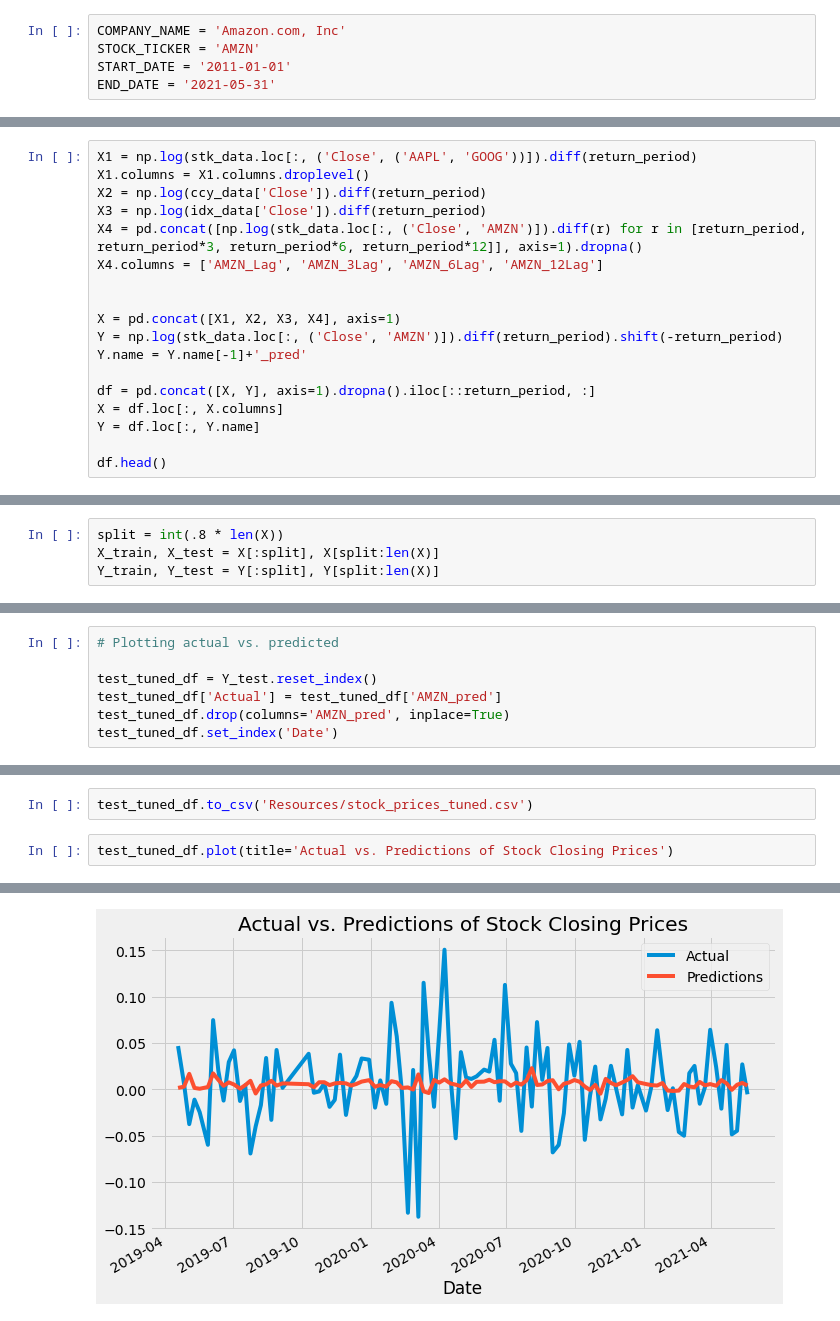
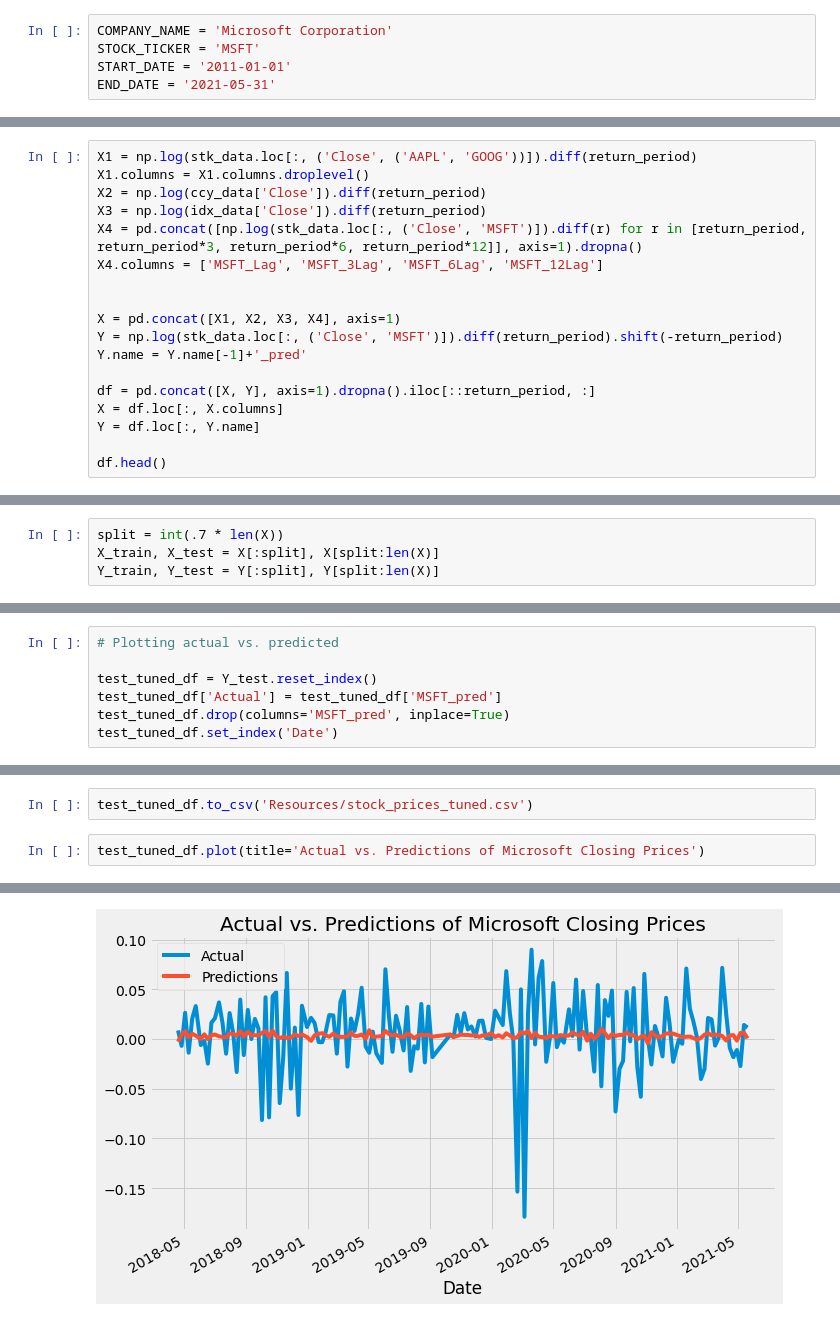
Before and after one commit to somyapanda/Project_2, a Jupyter notebook: Somya/stock_predictions_final.ipynb, the cells around one changed output, grey strips where cells are left out. Drawn from its saved outputs; the diff is of its cells as text.

```diff
--- a/Somya/stock_predictions_final.ipynb
+++ b/Somya/stock_predictions_final.ipynb
@@ -7,6 +29,6 @@ The data shows the stock price of Amazon.com, Inc(AMZN) from 2011-01-01 till 201
 # %%
-COMPANY_NAME = 'Amazon.com, Inc'
-STOCK_TICKER = 'AMZN'
+COMPANY_NAME = 'Microsoft Corporation'
+STOCK_TICKER = 'MSFT'
 START_DATE = '2011-01-01'
 END_DATE = '2021-05-31'
 # %% [markdown]
@@ -466,12 +468,12 @@ X1 = np.log(stk_data.loc[:, ('Close', ('AAPL', 'GOOG'))]).diff(return_period)
 X1.columns = X1.columns.droplevel()
 X2 = np.log(ccy_data['Close']).diff(return_period)
 X3 = np.log(idx_data['Close']).diff(return_period)
-X4 = pd.concat([np.log(stk_data.loc[:, ('Close', 'AMZN')]).diff(r) for r in [return_period, return_period*3, return_period*6, return_period*12]], axis=1).dropna()
-X4.columns = ['AMZN_Lag', 'AMZN_3Lag', 'AMZN_6Lag', 'AMZN_12Lag']
+X4 = pd.concat([np.log(stk_data.loc[:, ('Close', 'MSFT')]).diff(r) for r in [return_period, return_period*3, return_period*6, return_period*12]], axis=1).dropna()
+X4.columns = ['MSFT_Lag', 'MSFT_3Lag', 'MSFT_6Lag', 'MSFT_12Lag']
 
 
 X = pd.concat([X1, X2, X3, X4], axis=1)
-Y = np.log(stk_data.loc[:, ('Close', 'AMZN')]).diff(return_period).shift(-return_period)
+Y = np.log(stk_data.loc[:, ('Close', 'MSFT')]).diff(return_period).shift(-return_period)
 Y.name = Y.name[-1]+'_pred'
 
 df = pd.concat([X, Y], axis=1).dropna().iloc[::return_period, :]
@@ -581,5 +583,5 @@ In this section, you will need to prepare the training and testing data for the
 # %%
-split = int(.8 * len(X))
+split = int(.7 * len(X))
 X_train, X_test = X[:split], X[split:len(X)]
 Y_train, Y_test = Y[:split], Y[split:len(X)]
 # %% [markdown]
@@ -709,8 +713,8 @@ Name: AMZN_pred, Length: 102, dtype: float64
 # Plotting actual vs. predicted
 
 test_tuned_df = Y_test.reset_index()
-test_tuned_df['Actual'] = test_tuned_df['AMZN_pred']
-test_tuned_df.drop(columns='AMZN_pred', inplace=True)
+test_tuned_df['Actual'] = test_tuned_df['MSFT_pred']
+test_tuned_df.drop(columns='MSFT_pred', inplace=True)
 test_tuned_df.set_index('Date')
 # %% [output]
 |  | Actual |
@@ -742,5 +746,5 @@ test_tuned_df.head()
 # %%
 test_tuned_df.to_csv('Resources/stock_prices_tuned.csv')
 # %%
-test_tuned_df.plot(title='Actual vs. Predictions of Stock Closing Prices')
+test_tuned_df.plot(title='Actual vs. Predictions of Microsoft Closing Prices')
 # %% [output]
@@ -748 +752 @@ test_tuned_df.plot(title='Actual vs. Predictions of Stock Closing Prices')
-[figure, old version]
+[figure, new version]
```
Also changed, not shown: parts of 51 cells of this notebook, 17 other files.
